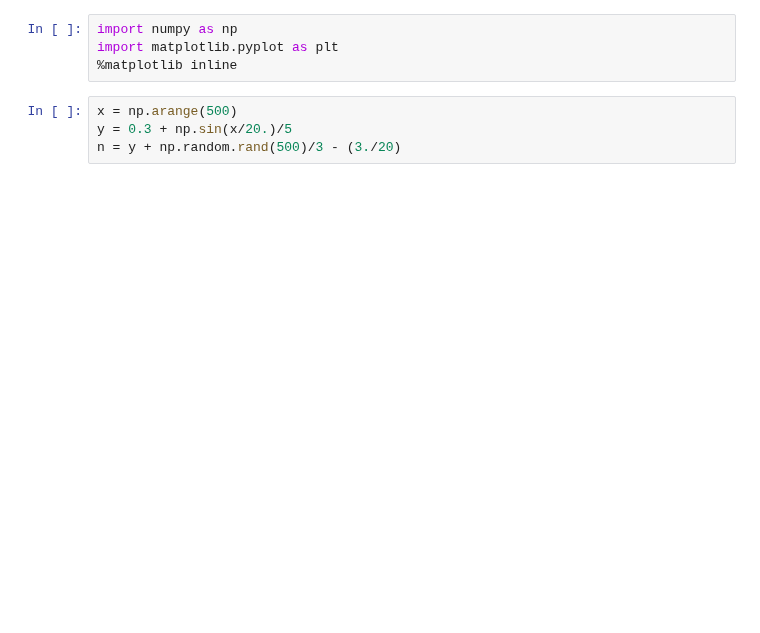
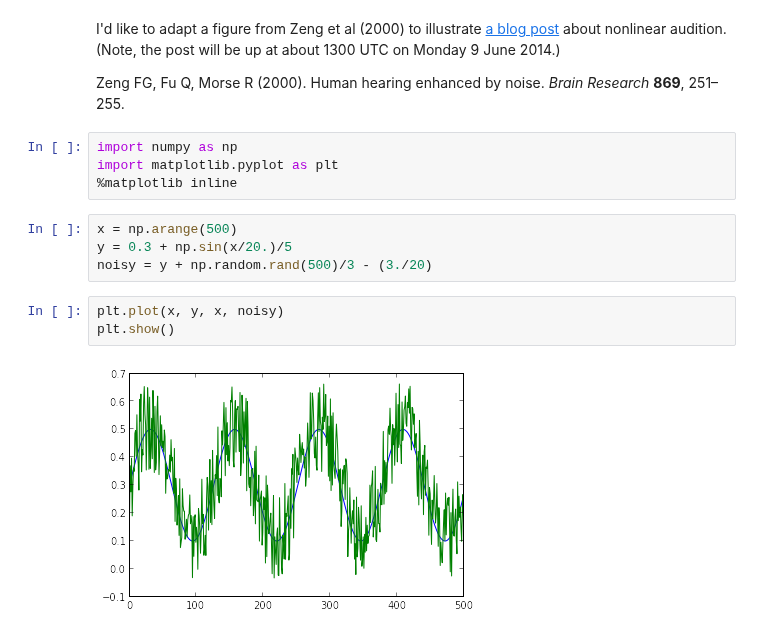
Before and after one commit to kwinkunks/notebooks, a Jupyter notebook: Stochastic_resonance.ipynb, the cells around one changed output. Drawn from its saved outputs; the diff is of its cells as text; blank space fills up the shorter version.

```diff
--- a/Stochastic_resonance.ipynb
+++ b/Stochastic_resonance.ipynb
@@ -1,3 +1,7 @@
+# %% [markdown]
+I'd like to adapt a figure from Zeng et al (2000) to illustrate [a blog post](http://www.agilegeoscience.com/journal/2014/6/9/the-nonlinear-ear.html) about nonlinear audition. (Note, the post will be up at about 1300 UTC on Monday 9 June 2014.)
+
+Zeng FG, Fu Q, Morse R (2000). Human hearing enhanced by noise. *Brain Research* **869**, 251–255.
 # %%
 import numpy as np
 import matplotlib.pyplot as plt
@@ -5,4 +9,9 @@ import matplotlib.pyplot as plt
 # %%
 x = np.arange(500)
 y = 0.3 + np.sin(x/20.)/5
-n = y + np.random.rand(500)/3 - (3./20)
+noisy = y + np.random.rand(500)/3 - (3./20)
+# %%
+plt.plot(x, y, x, noisy)
+plt.show()
+# %% [output]
+[figure, added]
```
Also changed, not shown: parts of 13 cells of this notebook.
